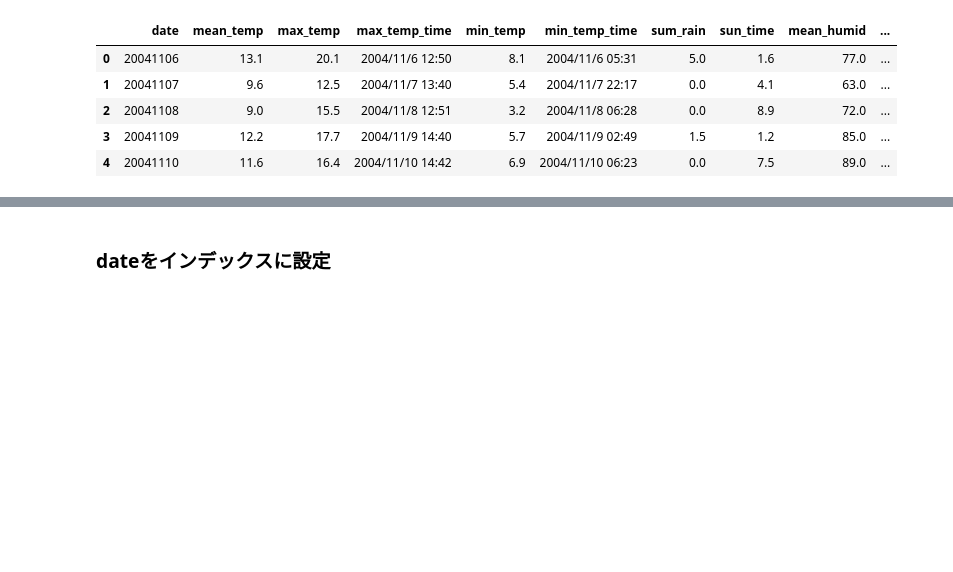
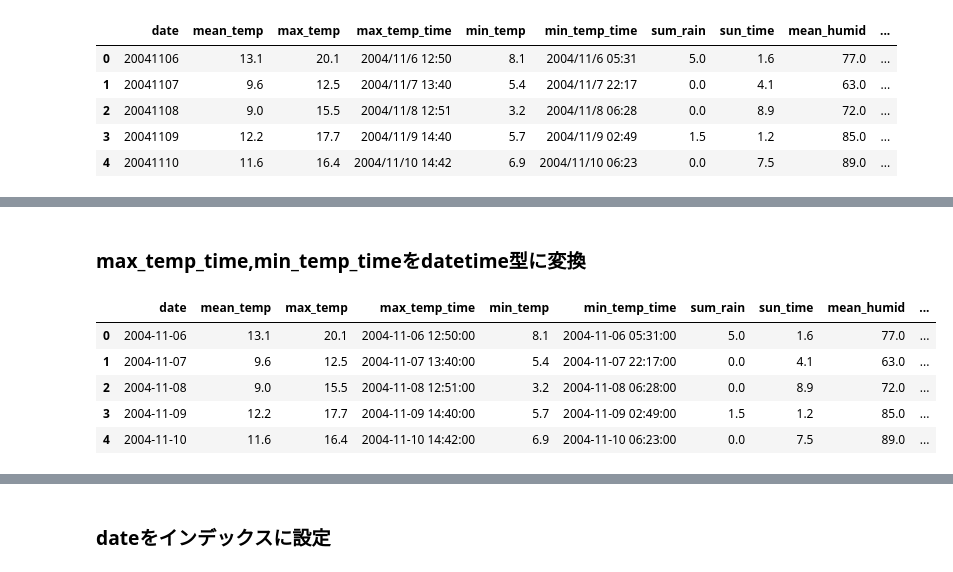
Before and after one commit to 09de156p/fresh-vegetable-price-forecasts-nishika, a Jupyter notebook: fresh_vegetable_price_forecasts.ipynb, the cells around one changed output, grey strips where cells are left out. Drawn from its saved outputs; the diff is of its cells as text; code cells hidden in the pictures; blank space fills up the shorter version.

```diff
--- a/fresh_vegetable_price_forecasts.ipynb
+++ b/fresh_vegetable_price_forecasts.ipynb
@@ -386,0 +379,17 @@ weather.describe(include='all')
+# %% [markdown]
+### max_temp_time,min_temp_timeをdatetime型に変換
+# %%
+weather['max_temp_time'] = weather['max_temp_time'].astype(str)
+weather['max_temp_time'] = pd.to_datetime(weather['max_temp_time'], format='%Y/%m/%d %H:%M')
+
+weather['min_temp_time'] = weather['min_temp_time'].astype(str)
+weather['min_temp_time'] = pd.to_datetime(weather['min_temp_time'], format='%Y/%m/%d %H:%M')
+
+weather.head(5)
+# %% [output]
+|  | date | mean_temp | max_temp | max_temp_time | min_temp | min_temp_time | sum_rain | sun_time | mean_humid | ... |
+| 0 | 2004-11-06 | 13.1 | 20.1 | 2004-11-06 12:50:00 | 8.1 | 2004-11-06 05:31:00 | 5.0 | 1.6 | 77.0 | ... |
+| 1 | 2004-11-07 | 9.6 | 12.5 | 2004-11-07 13:40:00 | 5.4 | 2004-11-07 22:17:00 | 0.0 | 4.1 | 63.0 | ... |
+| 2 | 2004-11-08 | 9.0 | 15.5 | 2004-11-08 12:51:00 | 3.2 | 2004-11-08 06:28:00 | 0.0 | 8.9 | 72.0 | ... |
+| 3 | 2004-11-09 | 12.2 | 17.7 | 2004-11-09 14:40:00 | 5.7 | 2004-11-09 02:49:00 | 1.5 | 1.2 | 85.0 | ... |
+| 4 | 2004-11-10 | 11.6 | 16.4 | 2004-11-10 14:42:00 | 6.9 | 2004-11-10 06:23:00 | 0.0 | 7.5 | 89.0 | ... |
```
Also changed, not shown: parts of 22 cells of this notebook.
